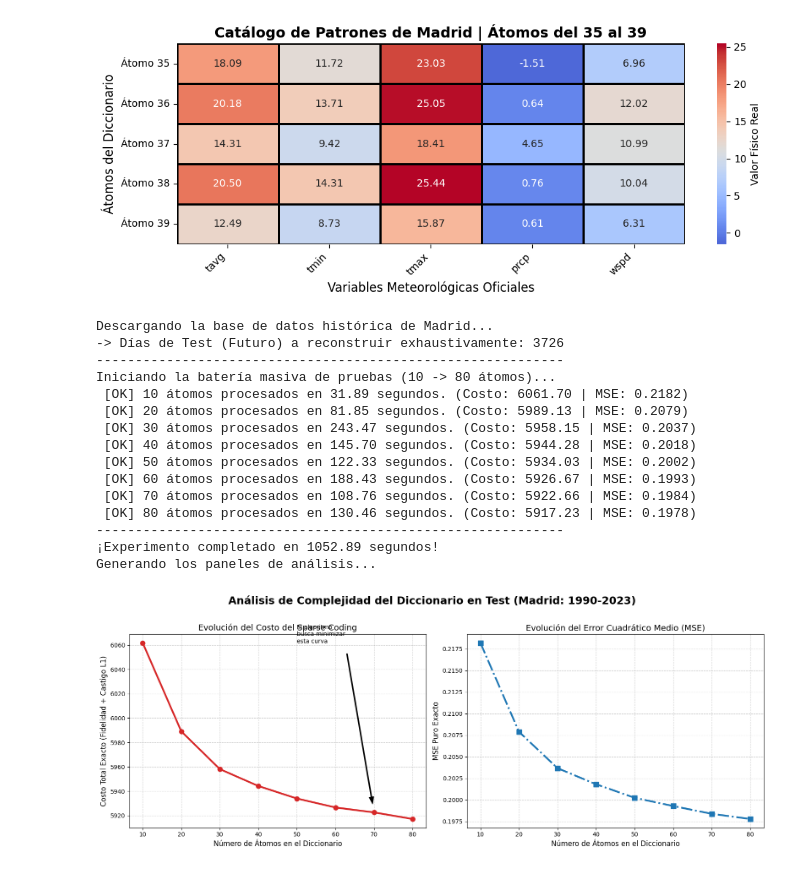
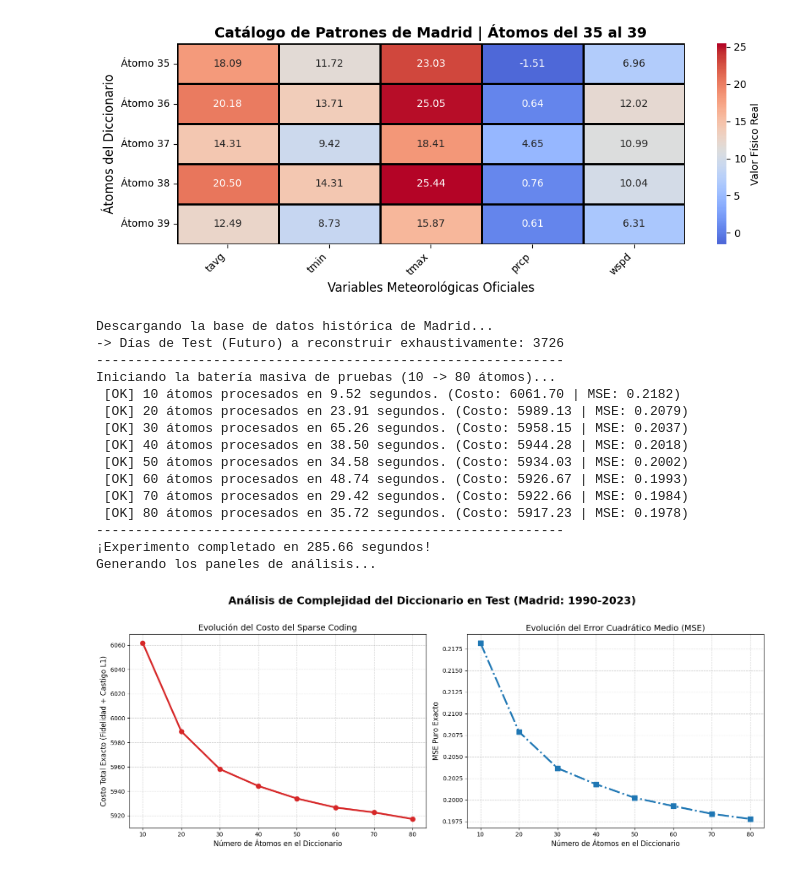
Before and after one commit to adrindrandran/Parcial-ML, a Jupyter notebook: metheo_madrid.ipynb, the cells around one changed output. Saved outputs shown, nothing was run; the diff lists cells and outputs as text; code cells hidden in the pictures.

```diff
--- a/metheo_madrid.ipynb
+++ b/metheo_madrid.ipynb
@@ -476,7 +476,8 @@ for n in n_atoms_list:
         alpha=lambda_param,
         transform_algorithm='lasso_lars',
         random_state=42,
-        max_iter=1000
+        max_iter=1000,
+        n_jobs=-1
     )
 
     # 1. Aprender del pasado
@@ -513,43 +514,40 @@ print("Generando los paneles de análisis...")
 
 # Creamos una figura ancha con 1 fila y 2 columnas
 fig, (ax1, ax2) = plt.subplots(nrows=1, ncols=2, figsize=(16, 6))
 fig.suptitle('Análisis de Complejidad del Diccionario en Test (Madrid: 1990-2023)', fontsize=18, fontweight='bold', y=1.02)
 
 
 
 # --- GRÁFICA 1: FUNCIÓN OBJETIVO (SPARSE CODING ERROR) ---
 ax1.plot(n_atoms_list, sparse_error_test_list, color='tab:red', marker='o', linewidth=3, markersize=8)
 ax1.set_title("Evolución del Costo del Sparse Coding", fontsize=14)
 ax1.set_xlabel('Número de Átomos en el Diccionario', fontsize=12)
 ax1.set_ylabel('Costo Total Exacto (Fidelidad + Castigo L1)', fontsize=12)
 ax1.grid(True, linestyle='--', alpha=0.6)
-ax1.annotate('El algoritmo\nbusca minimizar\nesta curva', xy=(n_atoms_list[-2], sparse_error_test_list[-2]),
-             xytext=(n_atoms_list[-4], sparse_error_test_list[0]),
-             arrowprops=dict(facecolor='black', shrink=0.05, width=1.5, headwidth=8), fontsize=10)
 
 # --- GRÁFICA 2: MSE ESTADÍSTICO ---
 ax2.plot(n_atoms_list, mse_test_list, color='tab:blue', marker='s', linewidth=3, markersize=8, linestyle='-.')
 ax2.set_title("Evolución del Error Cuadrático Medio (MSE)", fontsize=14)
 ax2.set_xlabel('Número de Átomos en el Diccionario', fontsize=12)
 ax2.set_ylabel('MSE Puro Exacto', fontsize=12)
 ax2.grid(True, linestyle='--', alpha=0.6)
 
 plt.tight_layout()
 plt.show()
 # %% [output]
 Descargando la base de datos histórica de Madrid...
 -> Días de Test (Futuro) a reconstruir exhaustivamente: 3726
 ------------------------------------------------------------
 Iniciando la batería masiva de pruebas (10 -> 80 átomos)...
- [OK] 10 átomos procesados en 31.89 segundos. (Costo: 6061.70 | MSE: 0.2182)
- [OK] 20 átomos procesados en 81.85 segundos. (Costo: 5989.13 | MSE: 0.2079)
- [OK] 30 átomos procesados en 243.47 segundos. (Costo: 5958.15 | MSE: 0.2037)
- [OK] 40 átomos procesados en 145.70 segundos. (Costo: 5944.28 | MSE: 0.2018)
- [OK] 50 átomos procesados en 122.33 segundos. (Costo: 5934.03 | MSE: 0.2002)
- [OK] 60 átomos procesados en 188.43 segundos. (Costo: 5926.67 | MSE: 0.1993)
- [OK] 70 átomos procesados en 108.76 segundos. (Costo: 5922.66 | MSE: 0.1984)
- [OK] 80 átomos procesados en 130.46 segundos. (Costo: 5917.23 | MSE: 0.1978)
+ [OK] 10 átomos procesados en 9.52 segundos. (Costo: 6061.70 | MSE: 0.2182)
+ [OK] 20 átomos procesados en 23.91 segundos. (Costo: 5989.13 | MSE: 0.2079)
+ [OK] 30 átomos procesados en 65.26 segundos. (Costo: 5958.15 | MSE: 0.2037)
+ [OK] 40 átomos procesados en 38.50 segundos. (Costo: 5944.28 | MSE: 0.2018)
+ [OK] 50 átomos procesados en 34.58 segundos. (Costo: 5934.03 | MSE: 0.2002)
+ [OK] 60 átomos procesados en 48.74 segundos. (Costo: 5926.67 | MSE: 0.1993)
+ [OK] 70 átomos procesados en 29.42 segundos. (Costo: 5922.66 | MSE: 0.1984)
+ [OK] 80 átomos procesados en 35.72 segundos. (Costo: 5917.23 | MSE: 0.1978)
 ------------------------------------------------------------
-¡Experimento completado en 1052.89 segundos!
+¡Experimento completado en 285.66 segundos!
 Generando los paneles de análisis...
-[figure, old version]
+[figure, new version]
```
Also changed, not shown: 9 other files.
